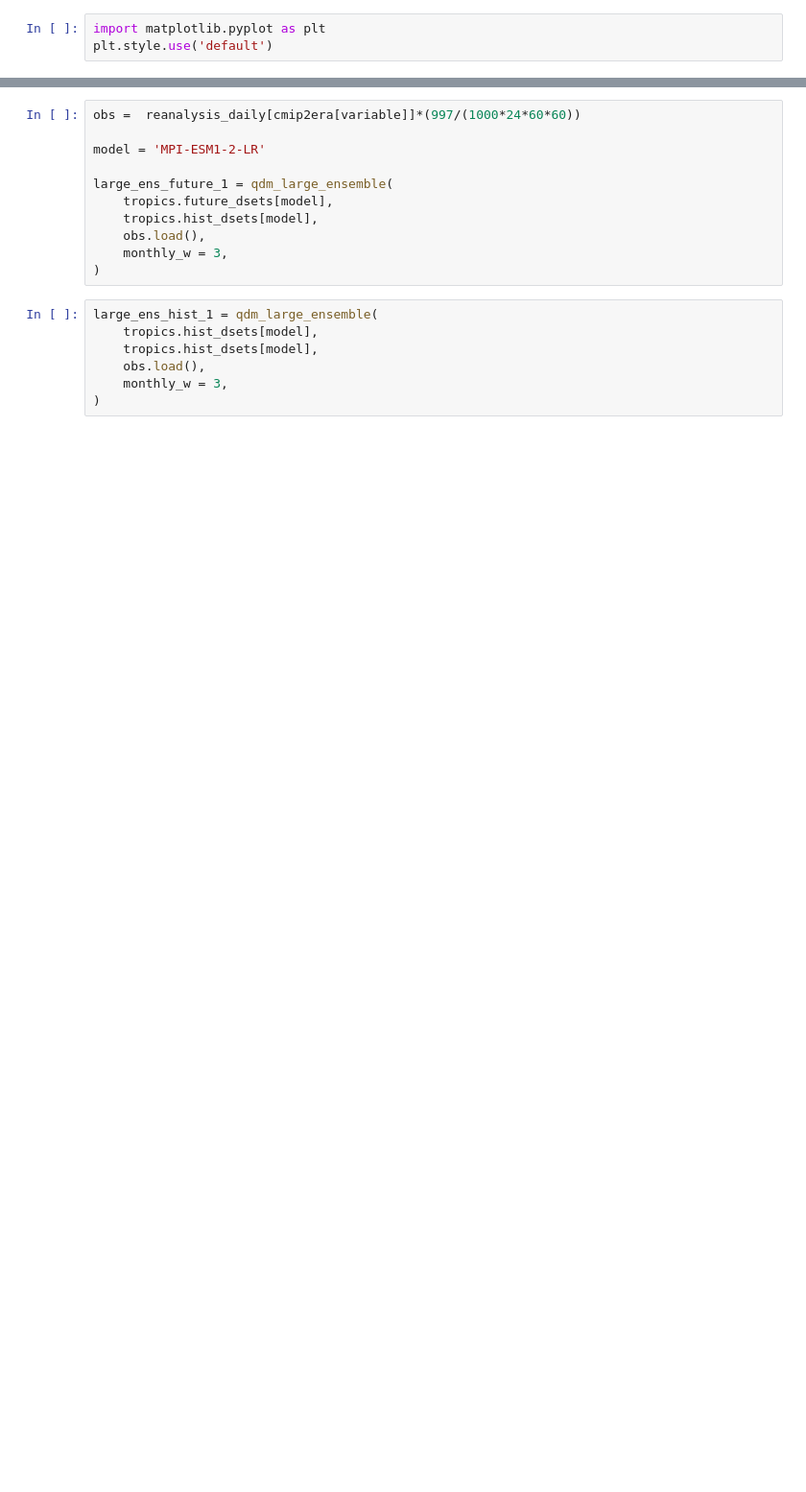
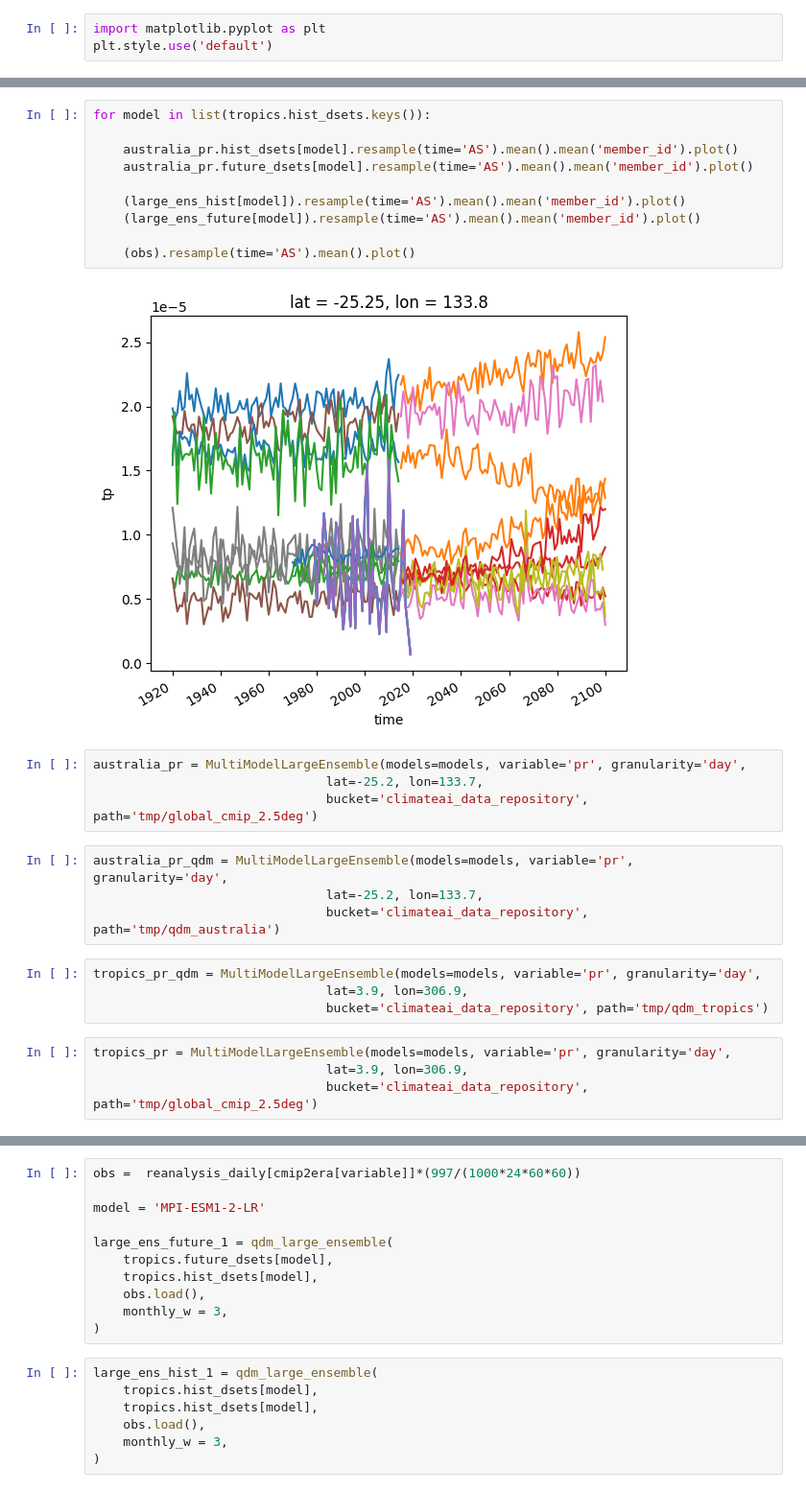
Before and after one commit to MackenzieBlanusa/InternalVariability, a Jupyter notebook: notebooks/Historical_qdm copy.ipynb, the cells around one changed output, grey strips where cells are left out. Shown at 96% size. Drawn from its saved outputs; the diff is of its cells as text; blank space fills up the shorter version.

```diff
--- a/notebooks/Historical_qdm copy.ipynb
+++ b/notebooks/Historical_qdm copy.ipynb
@@ -64,0 +158,28 @@ Processing tropics future for tasmax
+# %%
+for model in list(tropics.hist_dsets.keys()):
+
+    australia_pr.hist_dsets[model].resample(time='AS').mean().mean('member_id').plot()
+    australia_pr.future_dsets[model].resample(time='AS').mean().mean('member_id').plot()
+
+    (large_ens_hist[model]).resample(time='AS').mean().mean('member_id').plot()
+    (large_ens_future[model]).resample(time='AS').mean().mean('member_id').plot()
+
+    (obs).resample(time='AS').mean().plot()
+# %% [output]
+[figure, added]
+# %%
+australia_pr = MultiModelLargeEnsemble(models=models, variable='pr', granularity='day',
+                               lat=-25.2, lon=133.7,
+                               bucket='climateai_data_repository', path='tmp/global_cmip_2.5deg')
+# %%
+australia_pr_qdm = MultiModelLargeEnsemble(models=models, variable='pr', granularity='day',
+                               lat=-25.2, lon=133.7,
+                               bucket='climateai_data_repository', path='tmp/qdm_australia')
+# %%
+tropics_pr_qdm = MultiModelLargeEnsemble(models=models, variable='pr', granularity='day',
+                               lat=3.9, lon=306.9,
+                               bucket='climateai_data_repository', path='tmp/qdm_tropics')
+# %%
+tropics_pr = MultiModelLargeEnsemble(models=models, variable='pr', granularity='day',
+                               lat=3.9, lon=306.9,
+                               bucket='climateai_data_repository', path='tmp/global_cmip_2.5deg')
```
Also changed, not shown: parts of 44 cells of this notebook.
